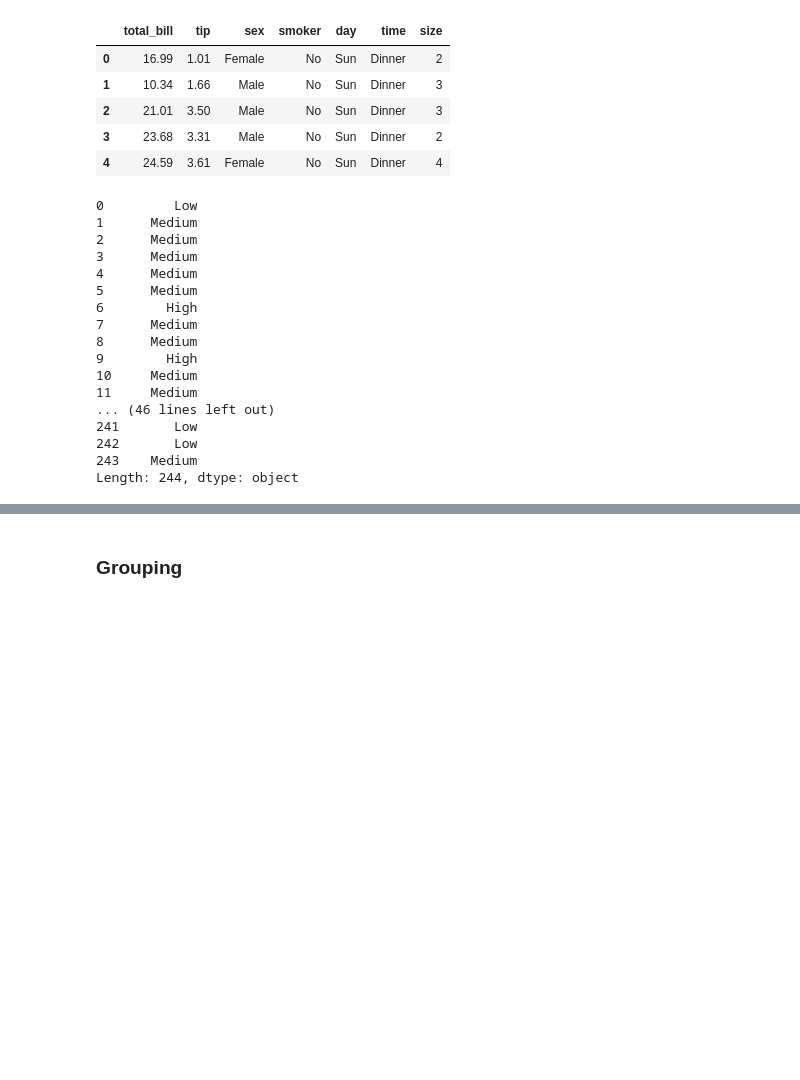
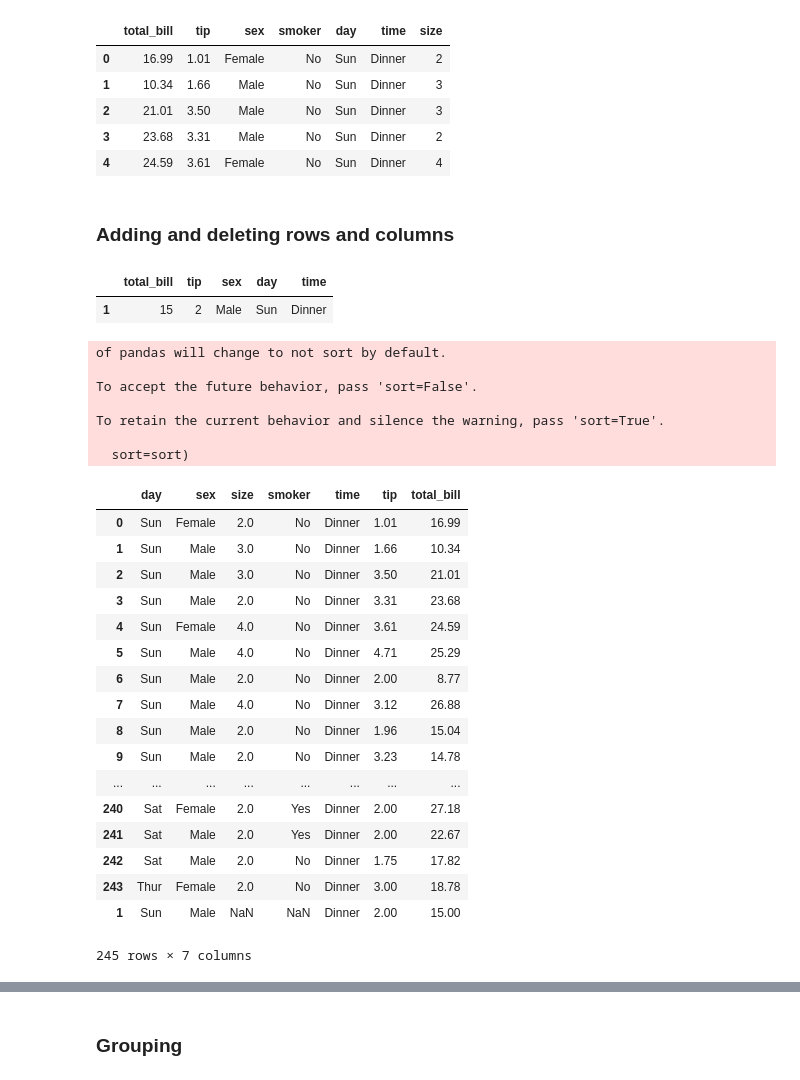
Before and after one commit to srikanthpragada/DS_01_OCT_2019, a Jupyter notebook: tips.ipynb, the cells around one changed output, grey strips where cells are left out. Cells and saved outputs as stored; diff of their text form; code cells hidden in the pictures; blank space fills up the shorter version.

```diff
--- a/tips.ipynb
+++ b/tips.ipynb
@@ -199,32 +428,40 @@ df.head()
 | 2 | 21.01 | 3.50 | Male | No | Sun | Dinner | 3 |
 | 3 | 23.68 | 3.31 | Male | No | Sun | Dinner | 2 |
 | 4 | 24.59 | 3.61 | Female | No | Sun | Dinner | 4 |
-# %%
-def get_tip_type(s):
-    per = s['tip'] / s['total_bill'] * 100
-    if per < 10:
-        return 'Low'
-    elif per < 20:
-        return 'Medium'
-    else:
-        return 'High'
-
-df.apply(get_tip_type, axis=1)
-# %% [output]
-0         Low
-1      Medium
-2      Medium
-3      Medium
-4      Medium
-5      Medium
-6        High
-7      Medium
-8      Medium
-9        High
-10     Medium
-11     Medium
-... (46 lines left out)
-241       Low
-242       Low
-243    Medium
-Length: 244, dtype: object
+# %% [markdown]
+### Adding and deleting rows and columns
+# %%
+df2 = pd.DataFrame({'total_bill' : 15, 'tip' : 2, 'sex' : 'Male', 'day' : 'Sun', 'time' : 'Dinner'}, index = [1])
+# %%
+df2
+# %% [output]
+|  | total_bill | tip | sex | day | time |
+| 1 | 15 | 2 | Male | Sun | Dinner |
+# %%
+df.append(df2)
+# %% [output]
+of pandas will change to not sort by default.
+
+To accept the future behavior, pass 'sort=False'.
+
+To retain the current behavior and silence the warning, pass 'sort=True'.
+
+  sort=sort)
+|  | day | sex | size | smoker | time | tip | total_bill |
+| 0 | Sun | Female | 2.0 | No | Dinner | 1.01 | 16.99 |
+| 1 | Sun | Male | 3.0 | No | Dinner | 1.66 | 10.34 |
+| 2 | Sun | Male | 3.0 | No | Dinner | 3.50 | 21.01 |
+| 3 | Sun | Male | 2.0 | No | Dinner | 3.31 | 23.68 |
+| 4 | Sun | Female | 4.0 | No | Dinner | 3.61 | 24.59 |
+| 5 | Sun | Male | 4.0 | No | Dinner | 4.71 | 25.29 |
+| 6 | Sun | Male | 2.0 | No | Dinner | 2.00 | 8.77 |
+| 7 | Sun | Male | 4.0 | No | Dinner | 3.12 | 26.88 |
+| 8 | Sun | Male | 2.0 | No | Dinner | 1.96 | 15.04 |
+| 9 | Sun | Male | 2.0 | No | Dinner | 3.23 | 14.78 |
+| ... | ... | ... | ... | ... | ... | ... | ... |
+| 240 | Sat | Female | 2.0 | Yes | Dinner | 2.00 | 27.18 |
+| 241 | Sat | Male | 2.0 | Yes | Dinner | 2.00 | 22.67 |
+| 242 | Sat | Male | 2.0 | No | Dinner | 1.75 | 17.82 |
+| 243 | Thur | Female | 2.0 | No | Dinner | 3.00 | 18.78 |
+| 1 | Sun | Male | NaN | NaN | Dinner | 2.00 | 15.00 |
+245 rows × 7 columns
```
Also changed, not shown: parts of 24 cells of this notebook, 1 other file.
